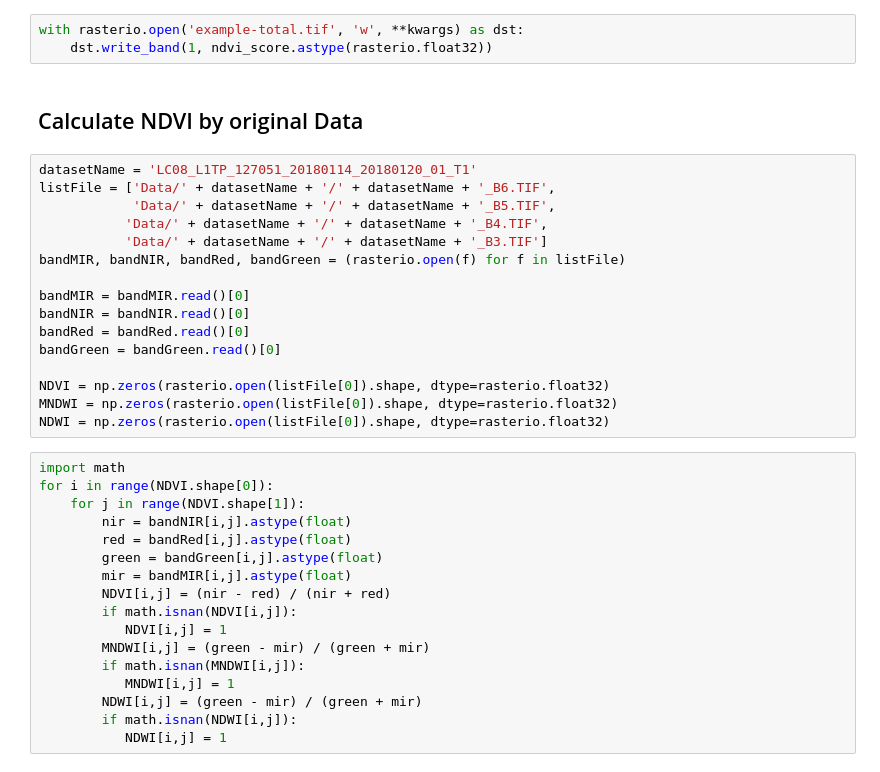
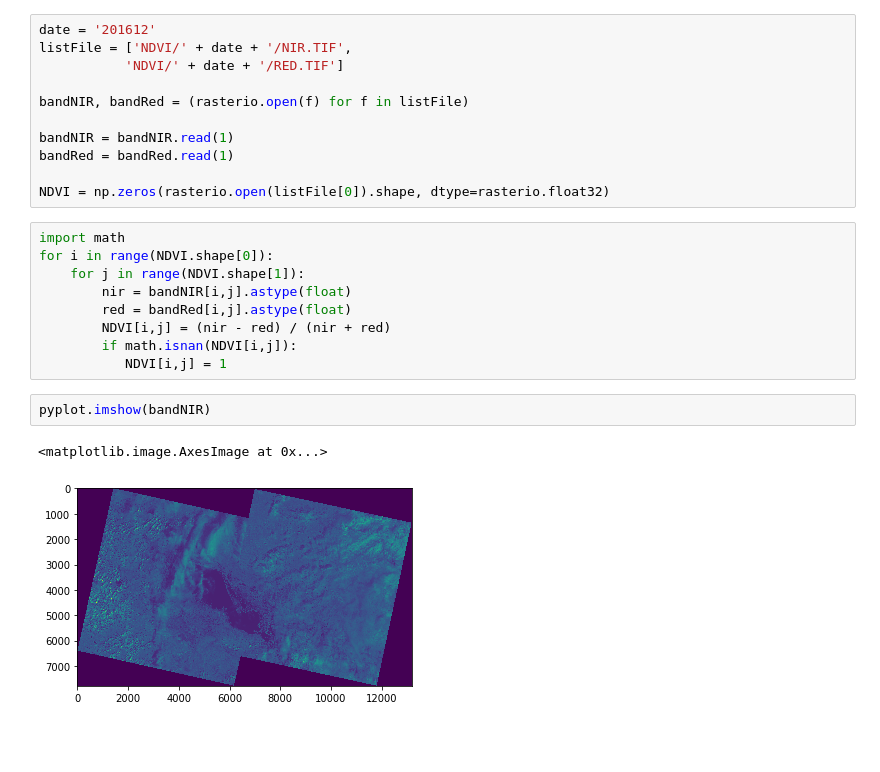
Before and after one commit to Hydroviet/Landsat-Imagery, a Jupyter notebook: CombineDataByMonth.ipynb, the cells around one changed output. Drawn from its saved outputs; the diff is of its cells as text; blank space fills up the shorter version.

```diff
--- a/CombineDataByMonth.ipynb
+++ b/CombineDataByMonth.ipynb
@@ -99,38 +44,25 @@ kwargs
-# %%
-with rasterio.open('example-total.tif', 'w', **kwargs) as dst:
-    dst.write_band(1, ndvi_score.astype(rasterio.float32))
-# %% [markdown]
-## Calculate NDVI by original Data
 # %%
-datasetName = 'LC08_L1TP_127051_20180114_20180120_01_T1'
-listFile = ['Data/' + datasetName + '/' + datasetName + '_B6.TIF',
-            'Data/' + datasetName + '/' + datasetName + '_B5.TIF',
-           'Data/' + datasetName + '/' + datasetName + '_B4.TIF',
-           'Data/' + datasetName + '/' + datasetName + '_B3.TIF']
-bandMIR, bandNIR, bandRed, bandGreen = (rasterio.open(f) for f in listFile)
+date = '201612'
+listFile = ['NDVI/' + date + '/NIR.TIF',
+           'NDVI/' + date + '/RED.TIF']
 
-bandMIR = bandMIR.read()[0]
-bandNIR = bandNIR.read()[0]
-bandRed = bandRed.read()[0]
-bandGreen = bandGreen.read()[0]
+bandNIR, bandRed = (rasterio.open(f) for f in listFile)
+
+bandNIR = bandNIR.read(1)
+bandRed = bandRed.read(1)
 
 NDVI = np.zeros(rasterio.open(listFile[0]).shape, dtype=rasterio.float32)
-MNDWI = np.zeros(rasterio.open(listFile[0]).shape, dtype=rasterio.float32)
-NDWI = np.zeros(rasterio.open(listFile[0]).shape, dtype=rasterio.float32)
 # %%
 import math
 for i in range(NDVI.shape[0]):
     for j in range(NDVI.shape[1]):
         nir = bandNIR[i,j].astype(float)
         red = bandRed[i,j].astype(float)
-        green = bandGreen[i,j].astype(float)
-        mir = bandMIR[i,j].astype(float)
         NDVI[i,j] = (nir - red) / (nir + red)
         if math.isnan(NDVI[i,j]):
            NDVI[i,j] = 1
-        MNDWI[i,j] = (green - mir) / (green + mir)
-        if math.isnan(MNDWI[i,j]):
-           MNDWI[i,j] = 1
-        NDWI[i,j] = (green - mir) / (green + mir)
-        if math.isnan(NDWI[i,j]):
-           NDWI[i,j] = 1
+# %%
+pyplot.imshow(bandNIR)
+# %% [output]
+<matplotlib.image.AxesImage at 0x...>
+[figure, added]
```
Also changed, not shown: parts of 30 cells of this notebook.
